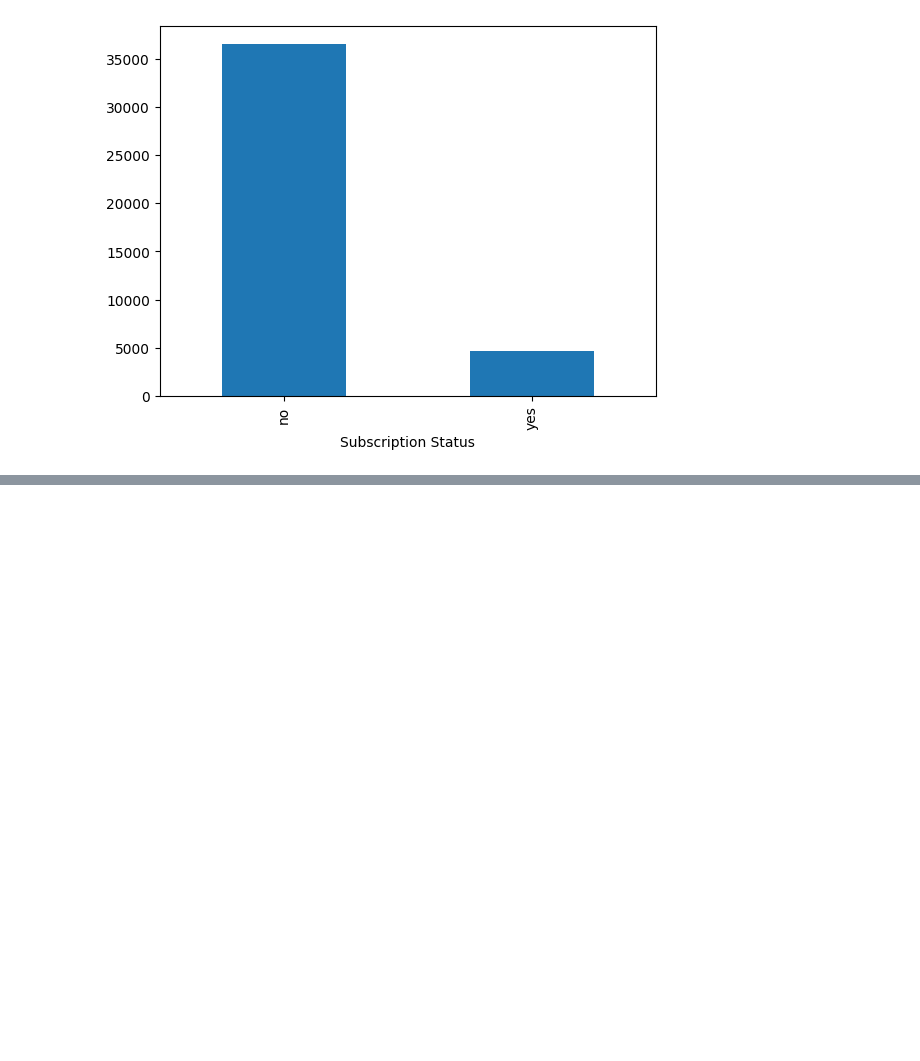
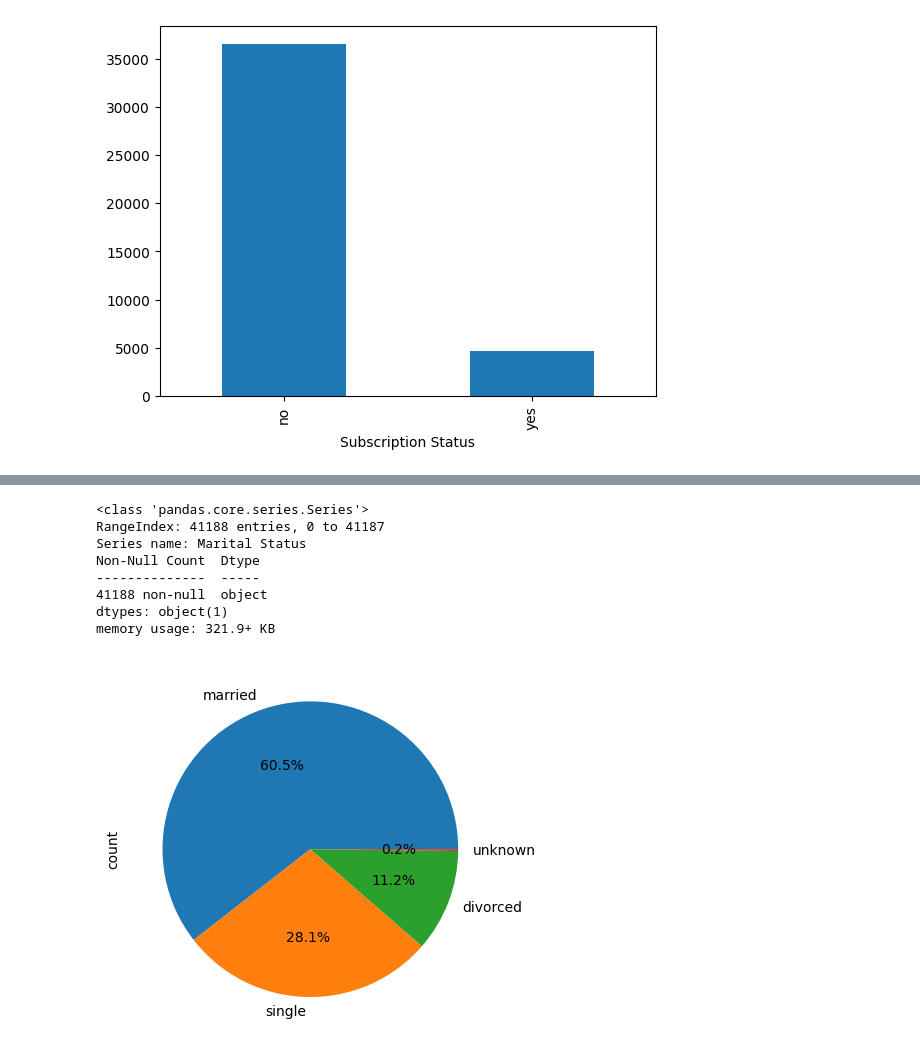
Before and after one commit to srishti06m-cmyk/EGT309_PROJ1, a Jupyter notebook: eda.ipynb, the cells around one changed output, grey strips where cells are left out. Saved outputs shown, nothing was run; the diff lists cells and outputs as text; code cells hidden in the pictures; blank space fills up the shorter version.

```diff
--- a/eda.ipynb
+++ b/eda.ipynb
@@ -141,0 +279,14 @@ Name: count, dtype: float64
+# %%
+df['Marital Status'].value_counts().plot(kind='pie', autopct='%1.1f%%')
+df['Marital Status'].info()
+plt.show()
+# %% [output]
+<class 'pandas.core.series.Series'>
+RangeIndex: 41188 entries, 0 to 41187
+Series name: Marital Status
+Non-Null Count  Dtype
+--------------  -----
+41188 non-null  object
+dtypes: object(1)
+memory usage: 321.9+ KB
+[figure, added]
```
Also changed, not shown: parts of 34 cells of this notebook.
